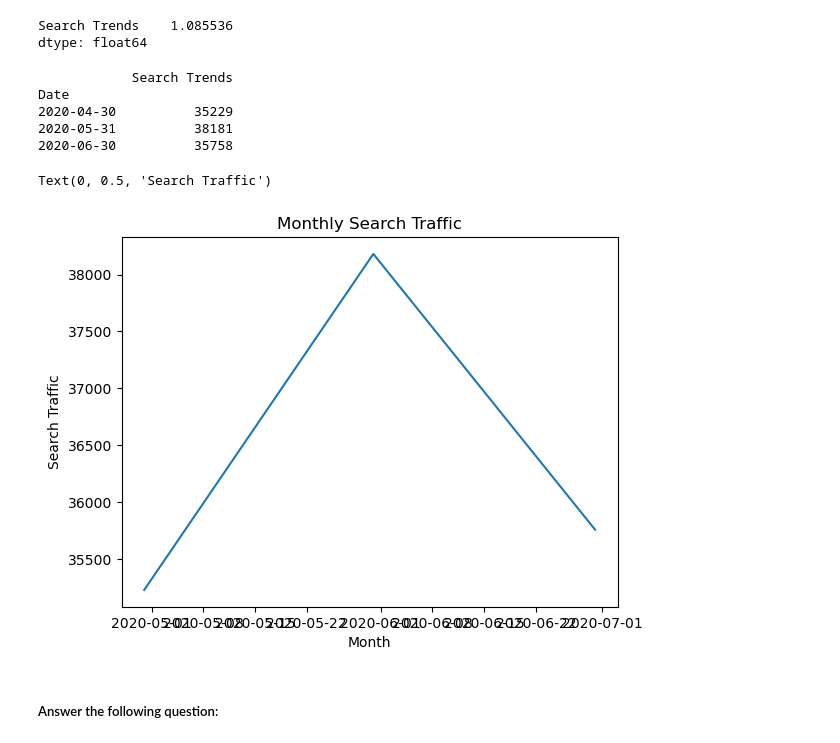
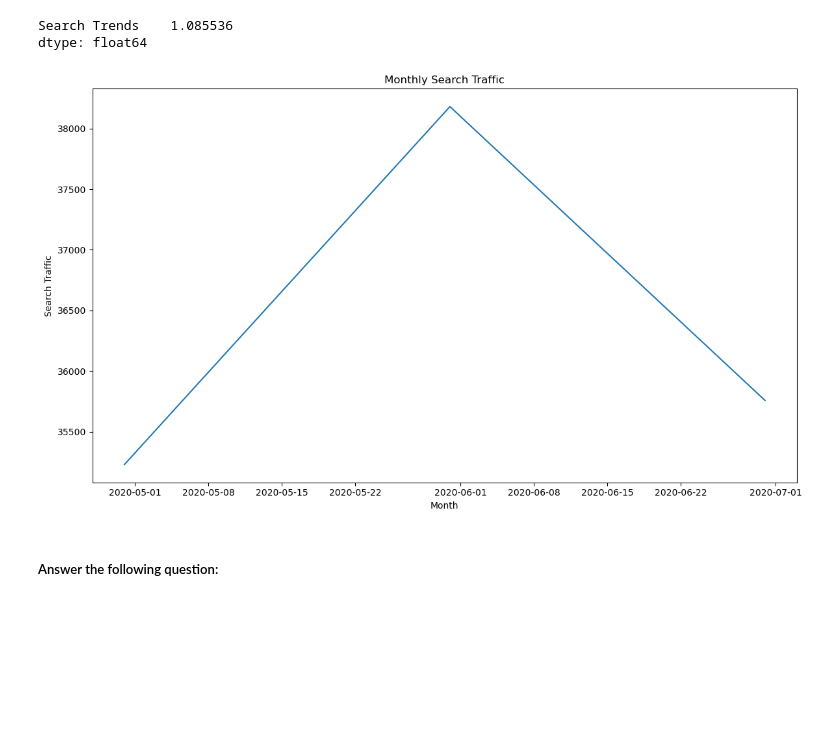
Before and after one commit to Tasnyde/prophet-challenge, a Jupyter notebook: forecasting_net_prophet.ipynb, the cells around one changed output. Cells and saved outputs as stored; diff of their text form; code cells hidden in the pictures; blank space fills up the shorter version.

```diff
--- a/forecasting_net_prophet.ipynb
+++ b/forecasting_net_prophet.ipynb
@@ -138,21 +138,18 @@ traffic_may_2020/median_monthly_traffic
 Search Trends    1.085536
 dtype: float64
 # %%
+#   Create a new DataFrame that contains the relevant_period of the data
 relevant_period = df_mercado_trends.loc['2020-04':'2020-06']
 monthly_traffic = relevant_period.resample('M').sum()
-print(monthly_traffic)
+plt.figure(figsize=(12,7))
 plt.plot(monthly_traffic)
 plt.title('Monthly Search Traffic')
 plt.xlabel('Month')
 plt.ylabel('Search Traffic')
+plt.tight_layout()
+plt.show()
 # %% [output]
-            Search Trends
-Date
-2020-04-30          35229
-2020-05-31          38181
-2020-06-30          35758
-Text(0, 0.5, 'Search Traffic')
-[figure, old version]
+[figure, new version]
 # %% [markdown]
 ##### Answer the following question:
 # %% [markdown]
```
Also changed, not shown: parts of 3 cells of this notebook.
